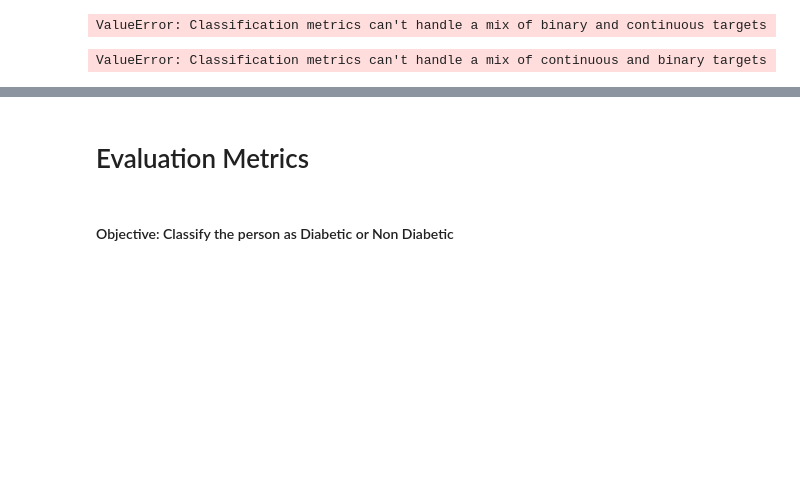
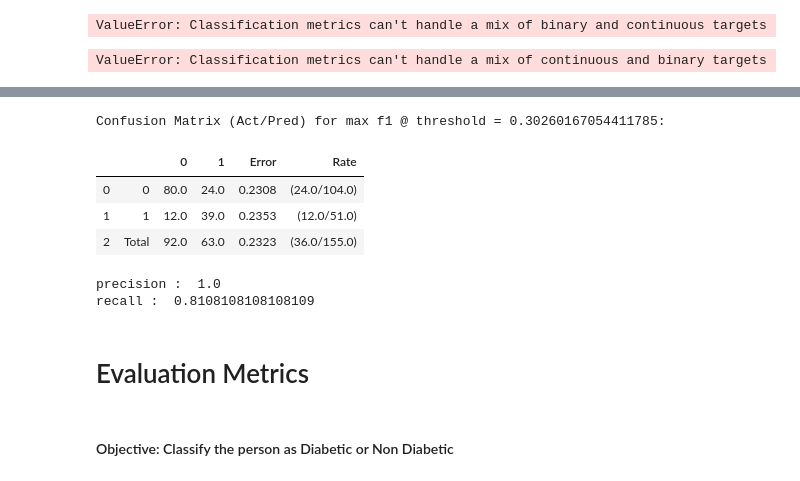
Before and after one commit to Shivam-verma7/Diabetes-Classification, a Jupyter notebook: Diabetes.ipynb, the cells around one changed output, grey strips where cells are left out. Drawn from its saved outputs; the diff is of its cells as text; code cells hidden in the pictures; blank space fills up the shorter version.

```diff
--- a/Diabetes.ipynb
+++ b/Diabetes.ipynb
@@ -716,3 +868,26 @@ ValueError: Classification metrics can't handle a mix of continuous and binary t
+# %%
+
+# Consusion matrix on validation set
+aml.leader.confusion_matrix(valid=True)
+# %% [output]
+Confusion Matrix (Act/Pred) for max f1 @ threshold = 0.30260167054411785:
+|  |  | 0 | 1 | Error | Rate |
+| 0 | 0 | 80.0 | 24.0 | 0.2308 | (24.0/104.0) |
+| 1 | 1 | 12.0 | 39.0 | 0.2353 | (12.0/51.0) |
+| 2 | Total | 92.0 | 63.0 | 0.2323 | (36.0/155.0) |
+# %%
+
+# precision and recall
+confusion_mat_automl = np.array([(25,7),(0,30)])
+
+precision = confusion_mat_automl[0,0]/(confusion_mat_automl[0,0]+confusion_mat_automl[1,0])
+print('precision : ', precision )
+
+recall = confusion_mat_automl[1,1]/(confusion_mat_automl[1,1]+confusion_mat_automl[0,1])
+print('recall : ', recall)
+# %% [output]
+precision :  1.0
+recall :  0.8108108108108109
 # %% [markdown]
 # Evaluation Metrics
 # %% [markdown]
```
Also changed, not shown: parts of 5 cells of this notebook.
